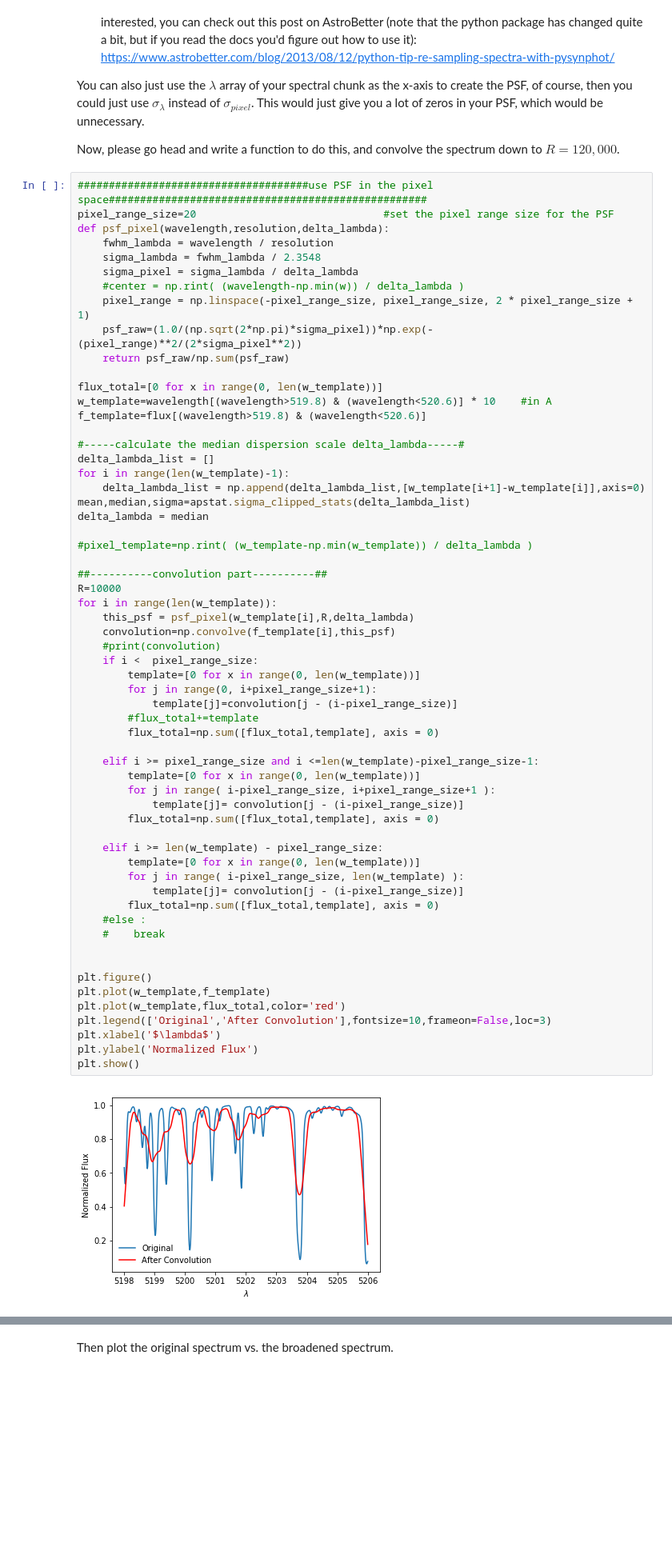
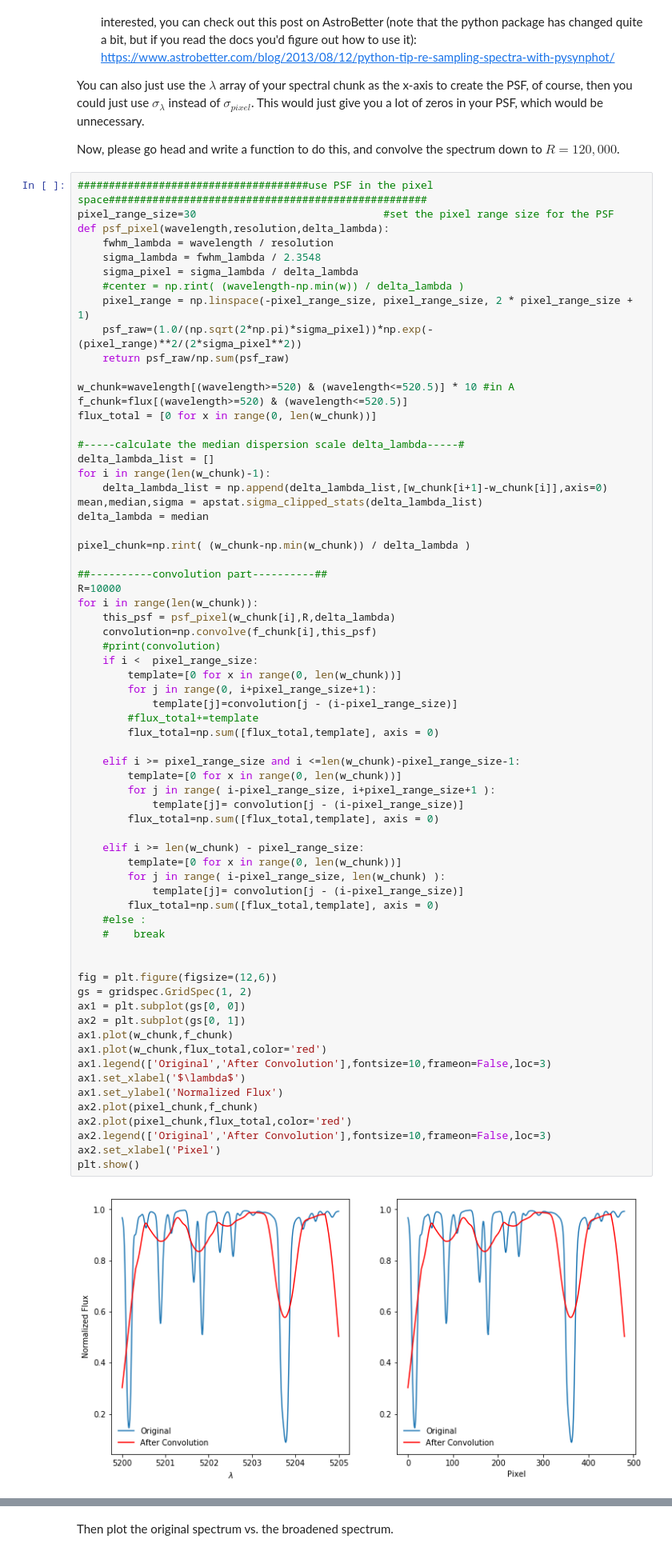
Before and after one commit to sharonxuesong/rv_tutorial, a Jupyter notebook: notebook/basic_ccf.ipynb, the cells around one changed output, grey strips where cells are left out. Shown at 80% size. Drawn from its saved outputs; the diff is of its cells as text; blank space fills up the shorter version.

```diff
--- a/notebook/basic_ccf.ipynb
+++ b/notebook/basic_ccf.ipynb
@@ -257,7 +239,7 @@ You can also just use the $\lambda$ array of your spectral chunk as the x-axis t
 Now, please go head and write a function to do this, and convolve the spectrum down to $R=120,000$.
 # %%
 #####################################use PSF in the pixel space###################################################
-pixel_range_size=20                              #set the pixel range size for the PSF
+pixel_range_size=30                              #set the pixel range size for the PSF
 def psf_pixel(wavelength,resolution,delta_lambda):
     fwhm_lambda = wavelength / resolution
     sigma_lambda = fwhm_lambda / 2.3548
@@ -267,56 +249,63 @@ def psf_pixel(wavelength,resolution,delta_lambda):
     psf_raw=(1.0/(np.sqrt(2*np.pi)*sigma_pixel))*np.exp(-(pixel_range)**2/(2*sigma_pixel**2))
     return psf_raw/np.sum(psf_raw)
 
-flux_total=[0 for x in range(0, len(w_template))]
-w_template=wavelength[(wavelength>519.8) & (wavelength<520.6)] * 10    #in A
-f_template=flux[(wavelength>519.8) & (wavelength<520.6)]
+w_chunk=wavelength[(wavelength>=520) & (wavelength<=520.5)] * 10 #in A
+f_chunk=flux[(wavelength>=520) & (wavelength<=520.5)]
+flux_total = [0 for x in range(0, len(w_chunk))]
 
 #-----calculate the median dispersion scale delta_lambda-----#
 delta_lambda_list = []
-for i in range(len(w_template)-1):
-    delta_lambda_list = np.append(delta_lambda_list,[w_template[i+1]-w_template[i]],axis=0)
-mean,median,sigma=apstat.sigma_clipped_stats(delta_lambda_list)
+for i in range(len(w_chunk)-1):
+    delta_lambda_list = np.append(delta_lambda_list,[w_chunk[i+1]-w_chunk[i]],axis=0)
+mean,median,sigma = apstat.sigma_clipped_stats(delta_lambda_list)
 delta_lambda = median
 
-#pixel_template=np.rint( (w_template-np.min(w_template)) / delta_lambda )
+pixel_chunk=np.rint( (w_chunk-np.min(w_chunk)) / delta_lambda )
 
 ##----------convolution part----------##
 R=10000
-for i in range(len(w_template)):
-    this_psf = psf_pixel(w_template[i],R,delta_lambda)
-    convolution=np.convolve(f_template[i],this_psf)
+for i in range(len(w_chunk)):
+    this_psf = psf_pixel(w_chunk[i],R,delta_lambda)
+    convolution=np.convolve(f_chunk[i],this_psf)
     #print(convolution)
     if i <  pixel_range_size:
-        template=[0 for x in range(0, len(w_template))]
+        template=[0 for x in range(0, len(w_chunk))]
         for j in range(0, i+pixel_range_size+1):
             template[j]=convolution[j - (i-pixel_range_size)]
         #flux_total+=template
         flux_total=np.sum([flux_total,template], axis = 0)
 
-    elif i >= pixel_range_size and i <=len(w_template)-pixel_range_size-1:
-        template=[0 for x in range(0, len(w_template))]
+    elif i >= pixel_range_size and i <=len(w_chunk)-pixel_range_size-1:
+        template=[0 for x in range(0, len(w_chunk))]
         for j in range( i-pixel_range_size, i+pixel_range_size+1 ):
             template[j]= convolution[j - (i-pixel_range_size)]
         flux_total=np.sum([flux_total,template], axis = 0)
 
-    elif i >= len(w_template) - pixel_range_size:
-        template=[0 for x in range(0, len(w_template))]
-        for j in range( i-pixel_range_size, len(w_template) ):
+    elif i >= len(w_chunk) - pixel_range_size:
+        template=[0 for x in range(0, len(w_chunk))]
+        for j in range( i-pixel_range_size, len(w_chunk) ):
             template[j]= convolution[j - (i-pixel_range_size)]
         flux_total=np.sum([flux_total,template], axis = 0)
     #else :
     #    break
 
 
-plt.figure()
-plt.plot(w_template,f_template)
-plt.plot(w_template,flux_total,color='red')
-plt.legend(['Original','After Convolution'],fontsize=10,frameon=False,loc=3)
-plt.xlabel('$\lambda$')
-plt.ylabel('Normalized Flux')
+fig = plt.figure(figsize=(12,6))
+gs = gridspec.GridSpec(1, 2)
+ax1 = plt.subplot(gs[0, 0])
+ax2 = plt.subplot(gs[0, 1])
+ax1.plot(w_chunk,f_chunk)
+ax1.plot(w_chunk,flux_total,color='red')
+ax1.legend(['Original','After Convolution'],fontsize=10,frameon=False,loc=3)
+ax1.set_xlabel('$\lambda$')
+ax1.set_ylabel('Normalized Flux')
+ax2.plot(pixel_chunk,f_chunk)
+ax2.plot(pixel_chunk,flux_total,color='red')
+ax2.legend(['Original','After Convolution'],fontsize=10,frameon=False,loc=3)
+ax2.set_xlabel('Pixel')
 plt.show()
 # %% [output]
-[figure, old version]
+[figure, new version]
 # %%
 #######################################use PSF in the wavelength space###########################################
 def psf(w,wavelength,resolution):
```
Also changed, not shown: parts of 15 cells of this notebook.
